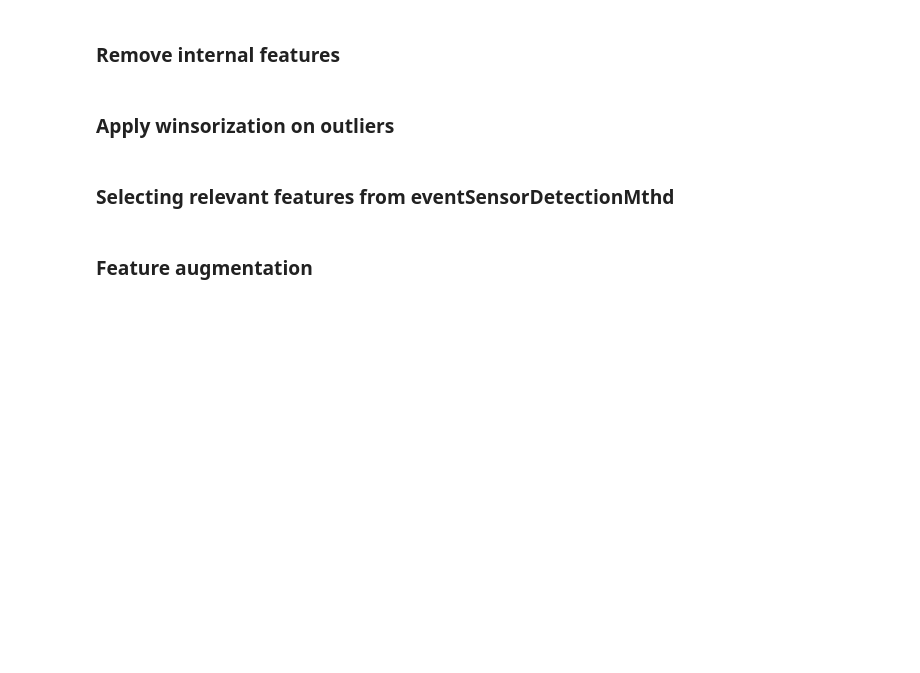
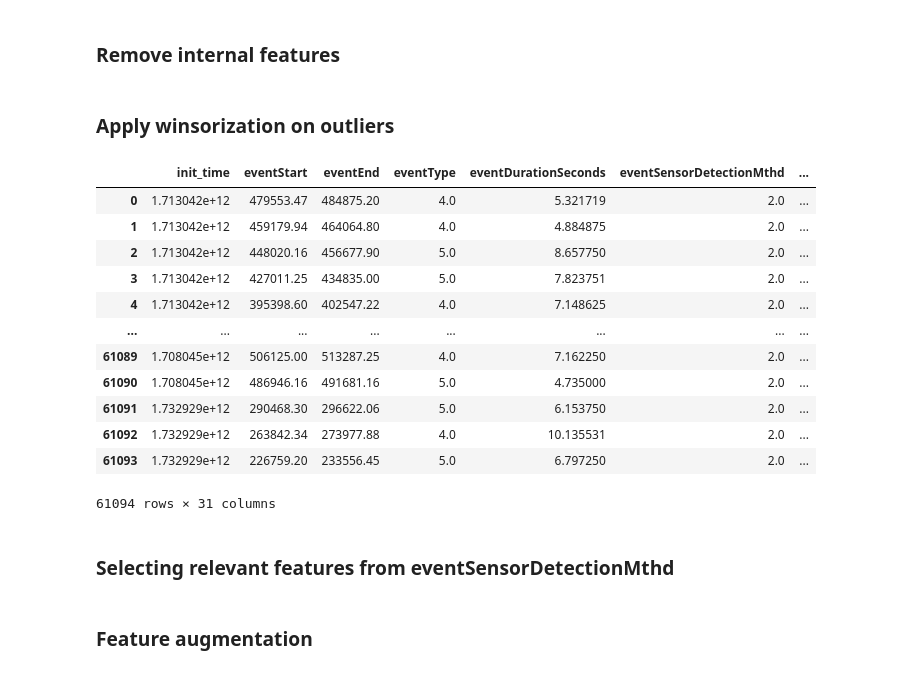
Before and after one commit to anvitha-sm/turns-classification-arity, a Jupyter notebook: turns-classification-arity.ipynb, the cells around one changed output. Drawn from its saved outputs; the diff is of its cells as text; code cells hidden in the pictures; blank space fills up the shorter version.

Commit message:
winsorized outliers

```diff
--- a/turns-classification-arity.ipynb
+++ b/turns-classification-arity.ipynb
@@ -175,6 +175,33 @@ remove_internal_features(ios_data)
 remove_internal_features(android_data)
 # %% [markdown]
 ### Apply winsorization on outliers
+# %%
+import scipy.stats as stats
+
+def winsorize_outliers(df):
+  outlier_cols = df.drop(columns=['init_time', 'eventStart', 'eventEnd', 'eventType', 'eventDurationSeconds', 'eventSensorDetectionMthd', 'eventSpeedChange']).columns.tolist()
+  for outlier_col in outlier_cols:
+    df[outlier_col + '_winsorized'] = stats.mstats.winsorize(df[outlier_col], limits=[0.01, 0.01])
+    df.drop([outlier_col], axis=1, inplace=True)
+
+winsorize_outliers(ios_data)
+winsorize_outliers(android_data)
+
+ios_data
+# %% [output]
+|  | init_time | eventStart | eventEnd | eventType | eventDurationSeconds | eventSensorDetectionMthd | ... |
+| 0 | 1.713042e+12 | 479553.47 | 484875.20 | 4.0 | 5.321719 | 2.0 | ... |
+| 1 | 1.713042e+12 | 459179.94 | 464064.80 | 4.0 | 4.884875 | 2.0 | ... |
+| 2 | 1.713042e+12 | 448020.16 | 456677.90 | 5.0 | 8.657750 | 2.0 | ... |
+| 3 | 1.713042e+12 | 427011.25 | 434835.00 | 5.0 | 7.823751 | 2.0 | ... |
+| 4 | 1.713042e+12 | 395398.60 | 402547.22 | 4.0 | 7.148625 | 2.0 | ... |
+| ... | ... | ... | ... | ... | ... | ... | ... |
+| 61089 | 1.708045e+12 | 506125.00 | 513287.25 | 4.0 | 7.162250 | 2.0 | ... |
+| 61090 | 1.708045e+12 | 486946.16 | 491681.16 | 5.0 | 4.735000 | 2.0 | ... |
+| 61091 | 1.732929e+12 | 290468.30 | 296622.06 | 5.0 | 6.153750 | 2.0 | ... |
+| 61092 | 1.732929e+12 | 263842.34 | 273977.88 | 4.0 | 10.135531 | 2.0 | ... |
+| 61093 | 1.732929e+12 | 226759.20 | 233556.45 | 5.0 | 6.797250 | 2.0 | ... |
+61094 rows × 31 columns
 # %% [markdown]
 ### Selecting relevant features from eventSensorDetectionMthd
 # %% [markdown]
```
Also changed, not shown: parts of 1 cell of this notebook.
